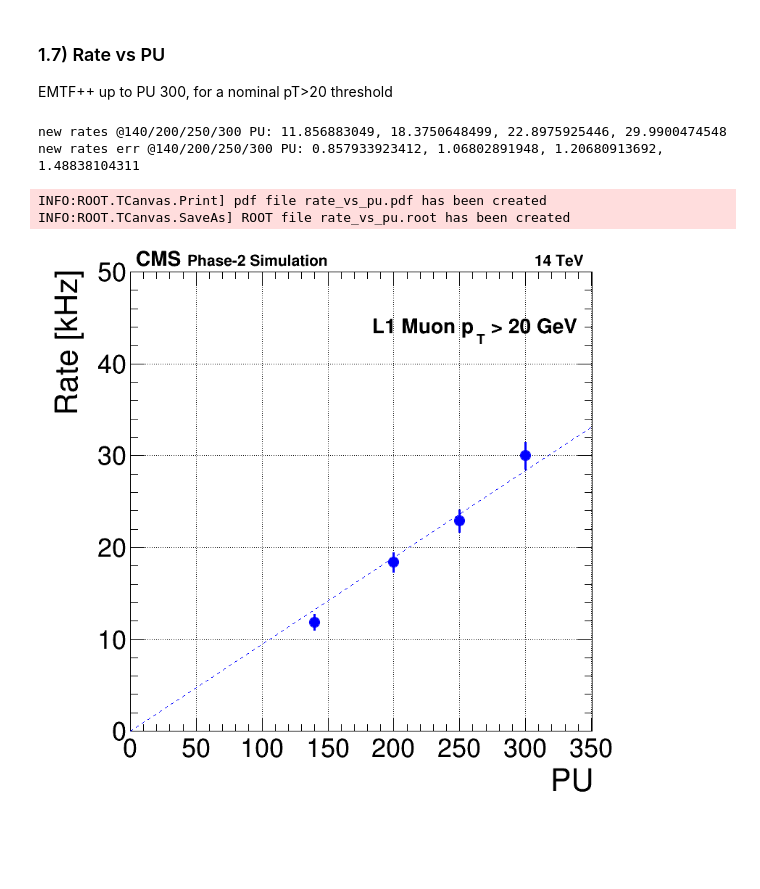
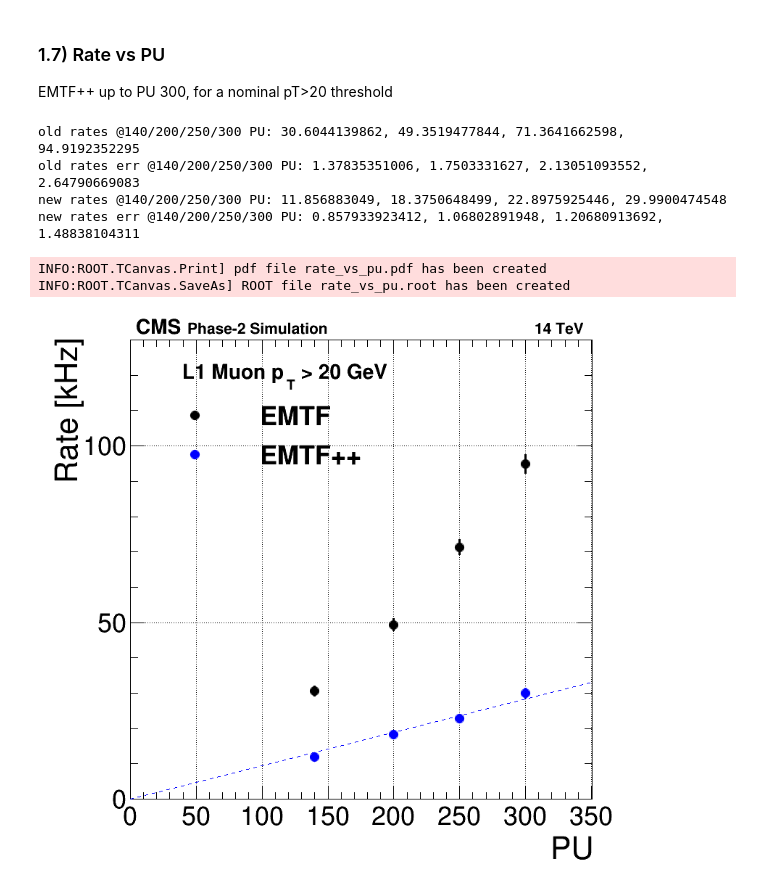
Before and after one commit to srosenzweig09/L1TMuonSimulationsMar2017, a Jupyter notebook: Analyzers/test8/myperf16b_tdr.ipynb, the cells around one changed output. Cells and saved outputs as stored; diff of their text form; code cells hidden in the pictures; blank space fills up the shorter version.

```diff
--- a/Analyzers/test8/myperf16b_tdr.ipynb
+++ b/Analyzers/test8/myperf16b_tdr.ipynb
@@ -810,7 +810,7 @@ def doit():
   minimumX = 0.
   maximumX = 350.
   minimumY = 0.
-  maximumY = 50.
+  maximumY = 130.
   xtitle = 'PU'
   ytitle = 'Rate [kHz]'
 
@@ -844,14 +844,14 @@ def doit():
   gr1b.linewidth = 3
   gr1a.markercolor = color_a
   gr1b.markercolor = color_b
-  gr1a.markersize = 1.8
-  gr1b.markersize = 1.8
+  gr1a.markersize = 1.6
+  gr1b.markersize = 1.6
   gr1a.markerstyle = 'circle'
   gr1b.markerstyle = 'circle'
 
   # drawing
   myFunction.Draw()
-  #gr1a.Draw("p same")
+  gr1a.Draw("p same")
   gr1b.Draw("p same")
 
   if True:
@@ -879,14 +879,14 @@ def doit():
   #leg.SetTextSize(0.035)
   #leg.SetHeader("here is a beautiful header")
   #leg.AddEntry(myFunction,"description of myFunction")
-  leg = Legend(2, topmargin=0.1, leftmargin=0.4, textsize=0.05)
+  leg = Legend(2, topmargin=0.1, leftmargin=0.0, textsize=0.05)
   leg.SetBorderSize(0)
   leg.AddEntry(gr1a, "EMTF")
   leg.AddEntry(gr1b, "EMTF++")
-  #leg.Draw("same")
+  leg.Draw("same")
   tex = TLatex()
   tex.SetTextSize(0.04)
-  tex.DrawLatexNDC(0.58, 0.84, "L1 Muon p_{T} > 20 GeV")
+  tex.DrawLatexNDC(0.25, 0.88, "L1 Muon p_{T} > 20 GeV")
 
   # keepalive
   keepalive(gr1a, myFunction)
@@ -925,31 +925,37 @@ for i, (pu, infile) in enumerate(zip(pileup_list, infile_list)):
     h1a.SetDirectory(0) # memory resident
     make_ptcut(h1a)
     make_rate(h1a, nevents)
     rate, rate_err = h1a.GetBinContent(h1a.FindBin(20)), h1a.GetBinError(h1a.FindBin(20))
     gr1a.SetPoint(i, pu, rate)
     gr1a.SetPointError(i, 0, 0, rate_err, rate_err)
 
     h_nevents = f.Get('nevents_emtf2026')
     assert(h_nevents != None)
     nevents = h_nevents.GetBinContent(2)
 
     h1b = f.Get('highest_' + hname2026_f(hname))
     h1b.SetDirectory(0) # memory resident
     make_ptcut(h1b)
     make_rate(h1b, nevents)
     rate, rate_err = h1b.GetBinContent(h1b.FindBin(20)), h1b.GetBinError(h1b.FindBin(20))
     gr1b.SetPoint(i, pu, rate)
     gr1b.SetPointError(i, 0, 0, rate_err, rate_err)
 
+old_rates = list(gr1a.y())
+old_rates_err = list(gr1a.yerrl())
 new_rates = list(gr1b.y())
 new_rates_err = list(gr1b.yerrl())
+print('old rates @140/200/250/300 PU: {0}, {1}, {2}, {3}'.format(*old_rates))
+print('old rates err @140/200/250/300 PU: {0}, {1}, {2}, {3}'.format(*old_rates_err))
 print('new rates @140/200/250/300 PU: {0}, {1}, {2}, {3}'.format(*new_rates))
 print('new rates err @140/200/250/300 PU: {0}, {1}, {2}, {3}'.format(*new_rates_err))
 
 doit()
 # %% [output]
+old rates @140/200/250/300 PU: 30.6044139862, 49.3519477844, 71.3641662598, 94.9192352295
+old rates err @140/200/250/300 PU: 1.37835351006, 1.7503331627, 2.13051093552, 2.64790669083
 new rates @140/200/250/300 PU: 11.856883049, 18.3750648499, 22.8975925446, 29.9900474548
 new rates err @140/200/250/300 PU: 0.857933923412, 1.06802891948, 1.20680913692, 1.48838104311
 INFO:ROOT.TCanvas.Print] pdf file rate_vs_pu.pdf has been created
 INFO:ROOT.TCanvas.SaveAs] ROOT file rate_vs_pu.root has been created
-[figure, old version]
+[figure, new version]
```
